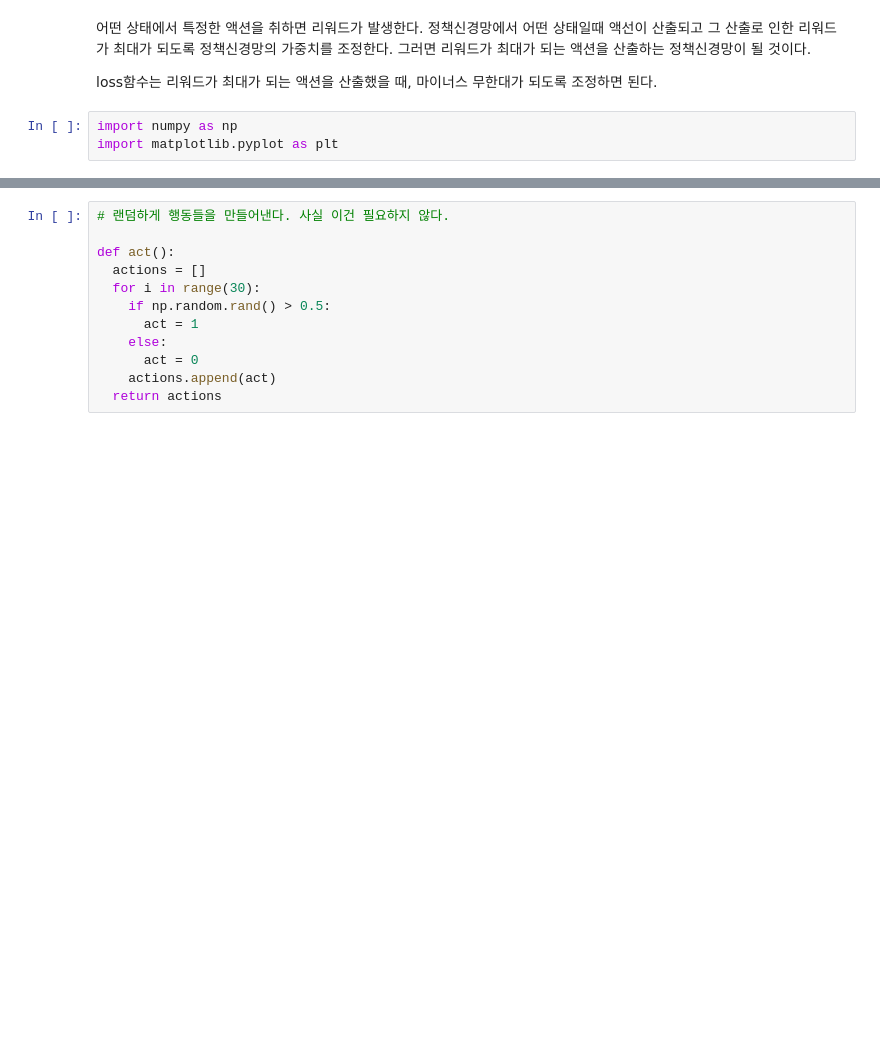
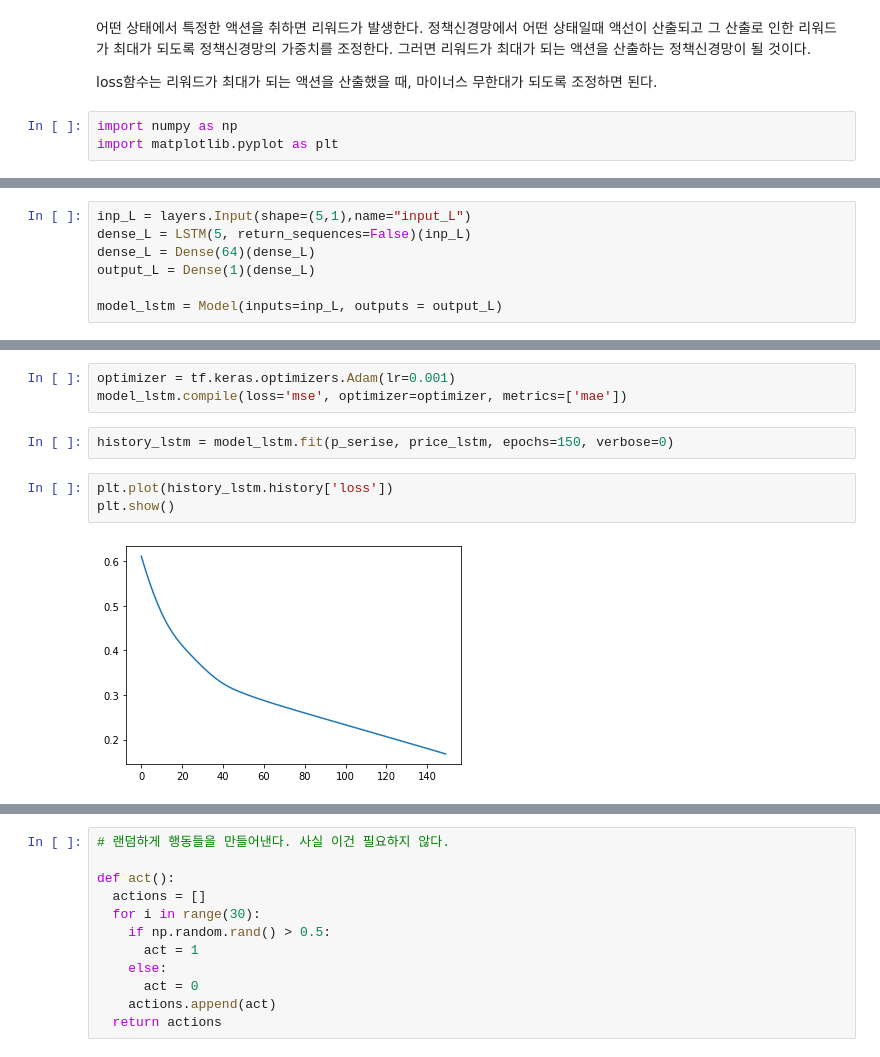
Before and after one commit to sjbaek12/sjbaek12.github.io, a Jupyter notebook: 테스트_강화학습.ipynb, the cells around one changed output, grey strips where cells are left out. Drawn from its saved outputs; the diff is of its cells as text; blank space fills up the shorter version.

```diff
--- a/테스트_강화학습.ipynb
+++ b/테스트_강화학습.ipynb
@@ -27,0 +57,7 @@ plt.show()
+# %%
+inp_L = layers.Input(shape=(5,1),name="input_L")
+dense_L = LSTM(5, return_sequences=False)(inp_L)
+dense_L = Dense(64)(dense_L)
+output_L = Dense(1)(dense_L)
+
+model_lstm = Model(inputs=inp_L, outputs = output_L)
@@ -27,0 +83,10 @@ plt.show()
+# %%
+optimizer = tf.keras.optimizers.Adam(lr=0.001)
+model_lstm.compile(loss='mse', optimizer=optimizer, metrics=['mae'])
+# %%
+history_lstm = model_lstm.fit(p_serise, price_lstm, epochs=150, verbose=0)
+# %%
+plt.plot(history_lstm.history['loss'])
+plt.show()
+# %% [output]
+[figure, added]
```
Also changed, not shown: parts of 11 cells of this notebook.
